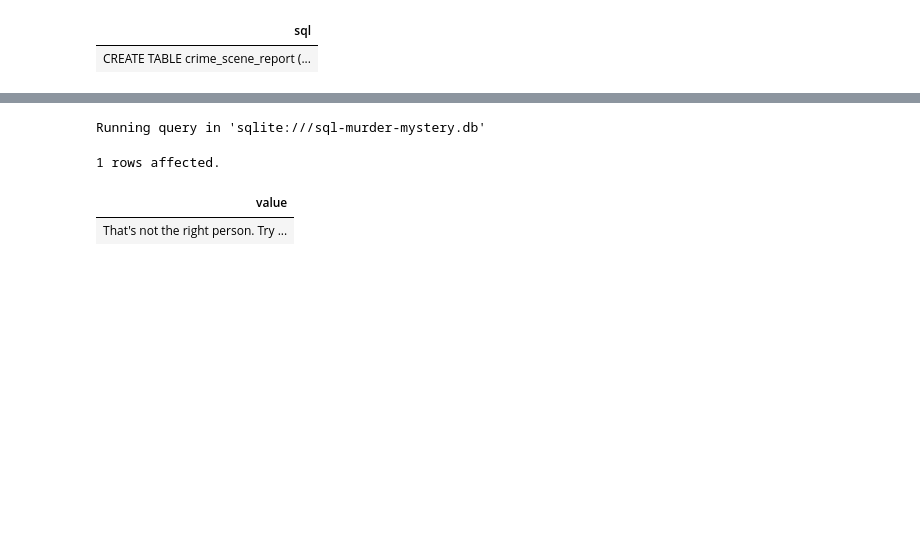
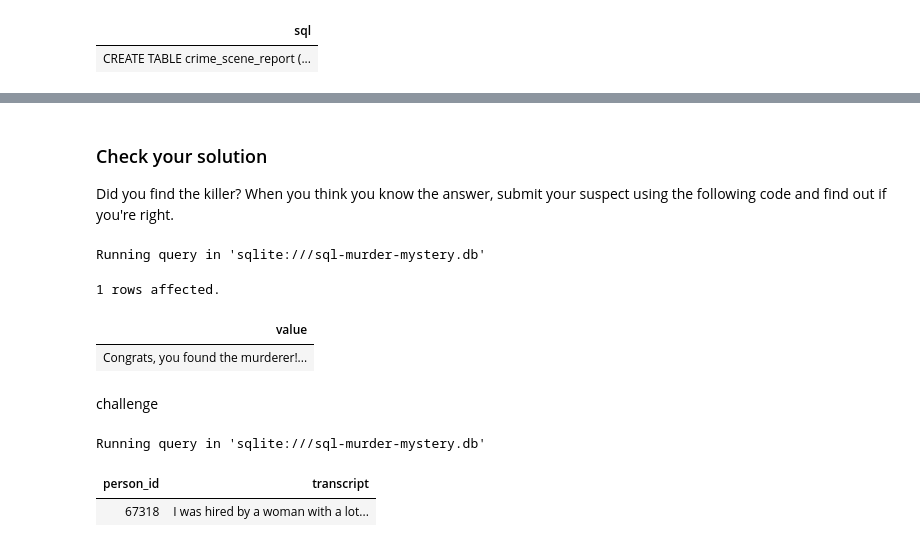
Before and after one commit to UCSF-DataSci/3-sql-yangpings, a Jupyter notebook: MYSTERY.ipynb, the cells around one changed output, grey strips where cells are left out. Drawn from its saved outputs; the diff is of its cells as text; code cells hidden in the pictures; blank space fills up the shorter version.

```diff
--- a/MYSTERY.ipynb
+++ b/MYSTERY.ipynb
@@ -81,9 +189,24 @@ Did you find the killer? When you think you know the answer, submit your suspect
+# %% [markdown]
+### Check your solution
+
+Did you find the killer? When you think you know the answer, submit your suspect using the following code and find out if you're right.
 # %%
 %%sql
-INSERT INTO solution VALUES (1, 'Insert the name of the person you found here');
+INSERT INTO solution VALUES (1, 'Jeremy Bowers');
 SELECT value FROM solution;
 # %% [output]
 Running query in 'sqlite:///sql-murder-mystery.db'
 1 rows affected.
 | value |
-| That's not the right person. Try ... |
+| Congrats, you found the murderer!... |
+# %% [markdown]
+challenge
+# %%
+%%sql
+SELECT *
+FROM interview
+WHERE person_id = "67318"
+# %% [output]
+Running query in 'sqlite:///sql-murder-mystery.db'
+| person_id | transcript |
+| 67318 | I was hired by a woman with a lot... |
```
Also changed, not shown: parts of 20 cells of this notebook, 1 other file.
